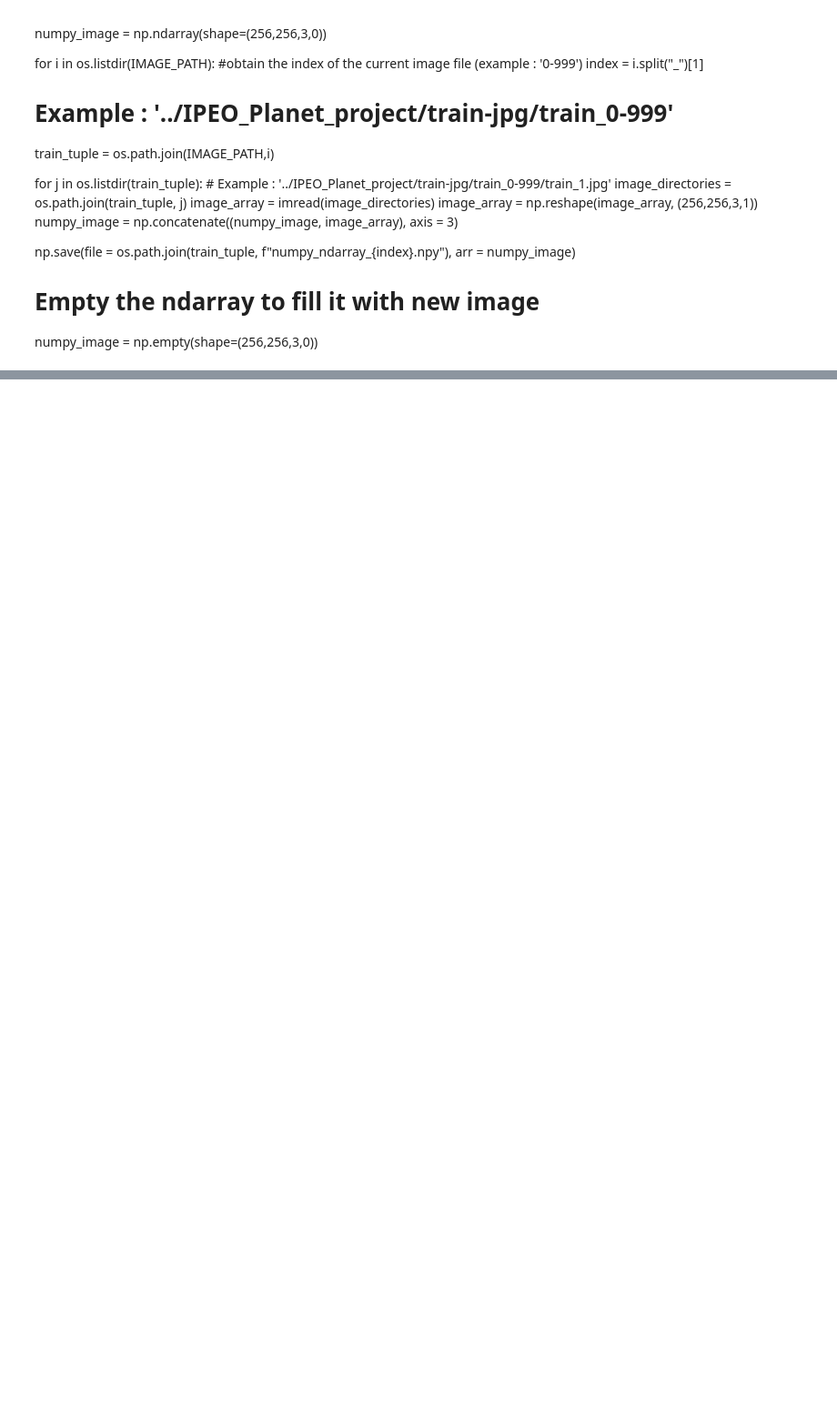
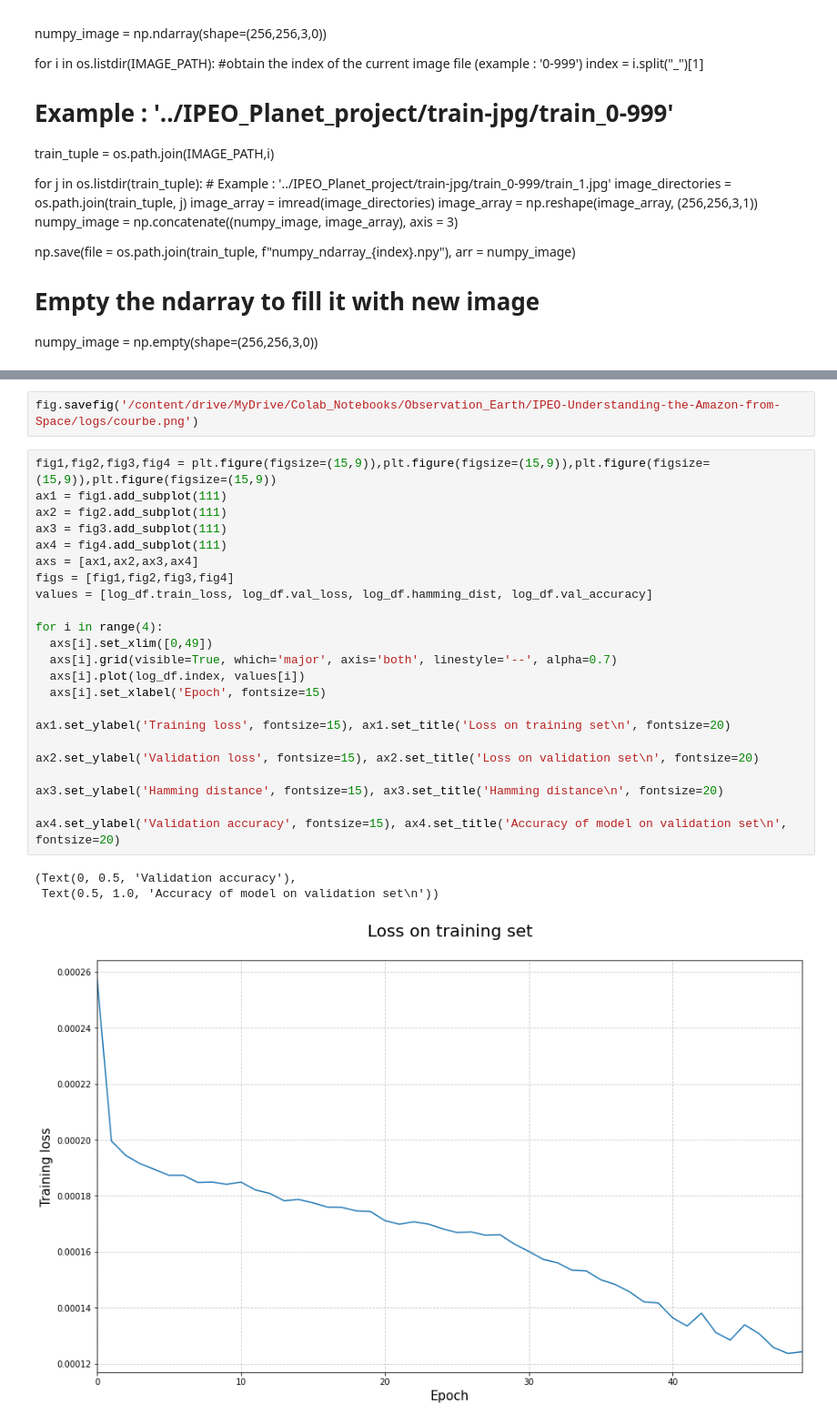
Before and after one commit to louisPoulain/IPEO-Understanding-the-Amazon-from-Space, a Jupyter notebook: create_labels_dataframe.ipynb, the cells around one changed output, grey strips where cells are left out. Shown: that part at 91% size. Cells and saved outputs as stored; diff of their text form; blank space fills up the shorter version.

```diff
--- a/create_labels_dataframe.ipynb
+++ b/create_labels_dataframe.ipynb
@@ -147,0 +217,29 @@ for i in os.listdir(IMAGE_PATH):
+# %%
+fig.savefig('/content/drive/MyDrive/Colab_Notebooks/Observation_Earth/IPEO-Understanding-the-Amazon-from-Space/logs/courbe.png')
+# %%
+fig1,fig2,fig3,fig4 = plt.figure(figsize=(15,9)),plt.figure(figsize=(15,9)),plt.figure(figsize=(15,9)),plt.figure(figsize=(15,9))
+ax1 = fig1.add_subplot(111)
+ax2 = fig2.add_subplot(111)
+ax3 = fig3.add_subplot(111)
+ax4 = fig4.add_subplot(111)
+axs = [ax1,ax2,ax3,ax4]
+figs = [fig1,fig2,fig3,fig4]
+values = [log_df.train_loss, log_df.val_loss, log_df.hamming_dist, log_df.val_accuracy]
+
+for i in range(4):
+  axs[i].set_xlim([0,49])
+  axs[i].grid(visible=True, which='major', axis='both', linestyle='--', alpha=0.7)
+  axs[i].plot(log_df.index, values[i])
+  axs[i].set_xlabel('Epoch', fontsize=15)
+
+ax1.set_ylabel('Training loss', fontsize=15), ax1.set_title('Loss on training set\n', fontsize=20)
+
+ax2.set_ylabel('Validation loss', fontsize=15), ax2.set_title('Loss on validation set\n', fontsize=20)
+
+ax3.set_ylabel('Hamming distance', fontsize=15), ax3.set_title('Hamming distance\n', fontsize=20)
+
+ax4.set_ylabel('Validation accuracy', fontsize=15), ax4.set_title('Accuracy of model on validation set\n', fontsize=20)
+# %% [output]
+(Text(0, 0.5, 'Validation accuracy'),
+ Text(0.5, 1.0, 'Accuracy of model on validation set\n'))
+[figure, added]
```
Also changed, not shown: parts of 12 cells of this notebook.
